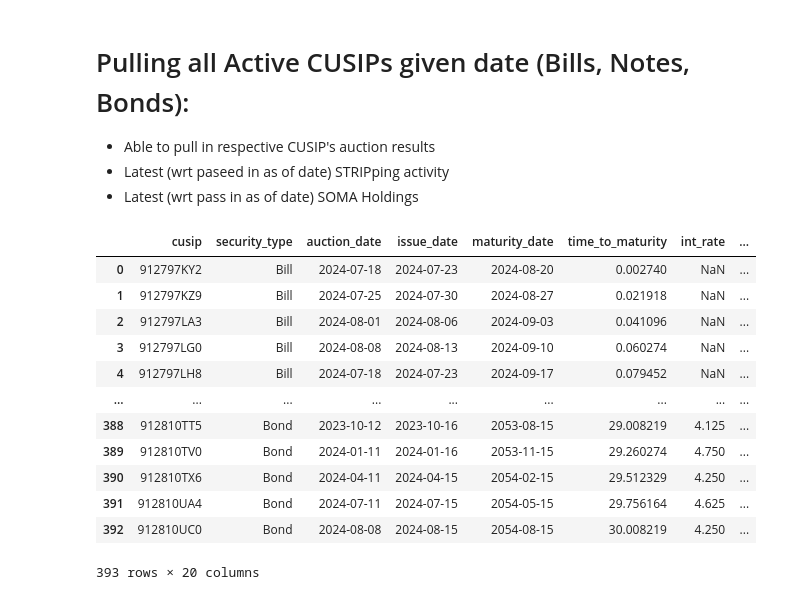
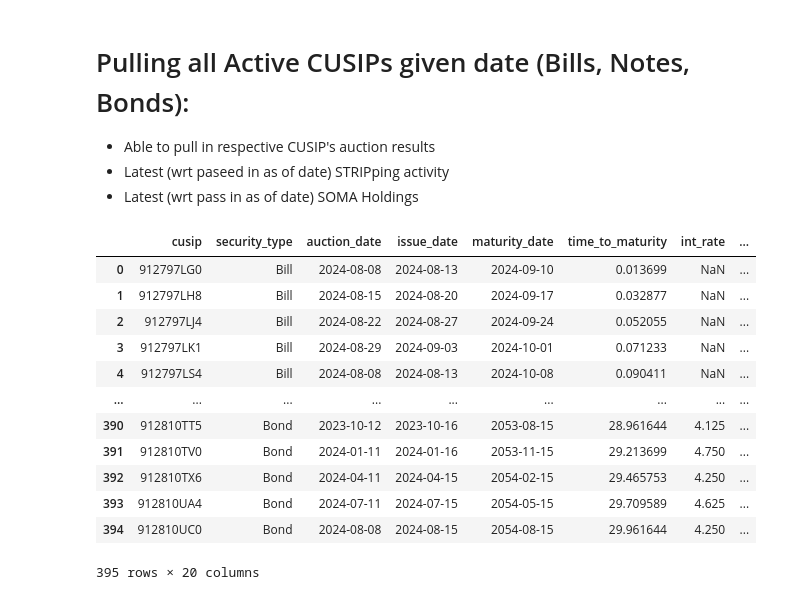
Before and after one commit to cleeclee123/Curvy-CUSIPs, a Jupyter notebook: examples/fetching_data.ipynb, the cells around one changed output. Saved outputs shown, nothing was run; the diff lists cells and outputs as text; code cells hidden in the pictures.

```diff
--- a/examples/fetching_data.ipynb
+++ b/examples/fetching_data.ipynb
@@ -176,25 +185,25 @@ Fetching from treasury.gov...
 - Latest (wrt pass in as of date) SOMA Holdings
 # %%
 curve_set_df = cusip_curve_builder.build_curve_set(
-    as_of_date=datetime(2024, 8, 19),
+    as_of_date=datetime(2024, 9, 5),
     # include_auction_results=True,
     # include_soma_holdings=True,
     # include_stripping_activity=True,
     sorted=True, # recommended to enable this
     use_github=True, # recommended to enable this
 )
 curve_set_df
 # %% [output]
 |  | cusip | security_type | auction_date | issue_date | maturity_date | time_to_maturity | int_rate | ... |
-| 0 | 912797KY2 | Bill | 2024-07-18 | 2024-07-23 | 2024-08-20 | 0.002740 | NaN | ... |
-| 1 | 912797KZ9 | Bill | 2024-07-25 | 2024-07-30 | 2024-08-27 | 0.021918 | NaN | ... |
-| 2 | 912797LA3 | Bill | 2024-08-01 | 2024-08-06 | 2024-09-03 | 0.041096 | NaN | ... |
-| 3 | 912797LG0 | Bill | 2024-08-08 | 2024-08-13 | 2024-09-10 | 0.060274 | NaN | ... |
-| 4 | 912797LH8 | Bill | 2024-07-18 | 2024-07-23 | 2024-09-17 | 0.079452 | NaN | ... |
+| 0 | 912797LG0 | Bill | 2024-08-08 | 2024-08-13 | 2024-09-10 | 0.013699 | NaN | ... |
+| 1 | 912797LH8 | Bill | 2024-08-15 | 2024-08-20 | 2024-09-17 | 0.032877 | NaN | ... |
+| 2 | 912797LJ4 | Bill | 2024-08-22 | 2024-08-27 | 2024-09-24 | 0.052055 | NaN | ... |
+| 3 | 912797LK1 | Bill | 2024-08-29 | 2024-09-03 | 2024-10-01 | 0.071233 | NaN | ... |
+| 4 | 912797LS4 | Bill | 2024-08-08 | 2024-08-13 | 2024-10-08 | 0.090411 | NaN | ... |
 | ... | ... | ... | ... | ... | ... | ... | ... | ... |
-| 388 | 912810TT5 | Bond | 2023-10-12 | 2023-10-16 | 2053-08-15 | 29.008219 | 4.125 | ... |
-| 389 | 912810TV0 | Bond | 2024-01-11 | 2024-01-16 | 2053-11-15 | 29.260274 | 4.750 | ... |
-| 390 | 912810TX6 | Bond | 2024-04-11 | 2024-04-15 | 2054-02-15 | 29.512329 | 4.250 | ... |
-| 391 | 912810UA4 | Bond | 2024-07-11 | 2024-07-15 | 2054-05-15 | 29.756164 | 4.625 | ... |
-| 392 | 912810UC0 | Bond | 2024-08-08 | 2024-08-15 | 2054-08-15 | 30.008219 | 4.250 | ... |
+| 390 | 912810TT5 | Bond | 2023-10-12 | 2023-10-16 | 2053-08-15 | 28.961644 | 4.125 | ... |
+| 391 | 912810TV0 | Bond | 2024-01-11 | 2024-01-16 | 2053-11-15 | 29.213699 | 4.750 | ... |
+| 392 | 912810TX6 | Bond | 2024-04-11 | 2024-04-15 | 2054-02-15 | 29.465753 | 4.250 | ... |
+| 393 | 912810UA4 | Bond | 2024-07-11 | 2024-07-15 | 2054-05-15 | 29.709589 | 4.625 | ... |
+| 394 | 912810UC0 | Bond | 2024-08-08 | 2024-08-15 | 2054-08-15 | 29.961644 | 4.250 | ... |
-393 rows × 20 columns
+395 rows × 20 columns
```
Also changed, not shown: parts of 3 cells of this notebook, 16 other files.
